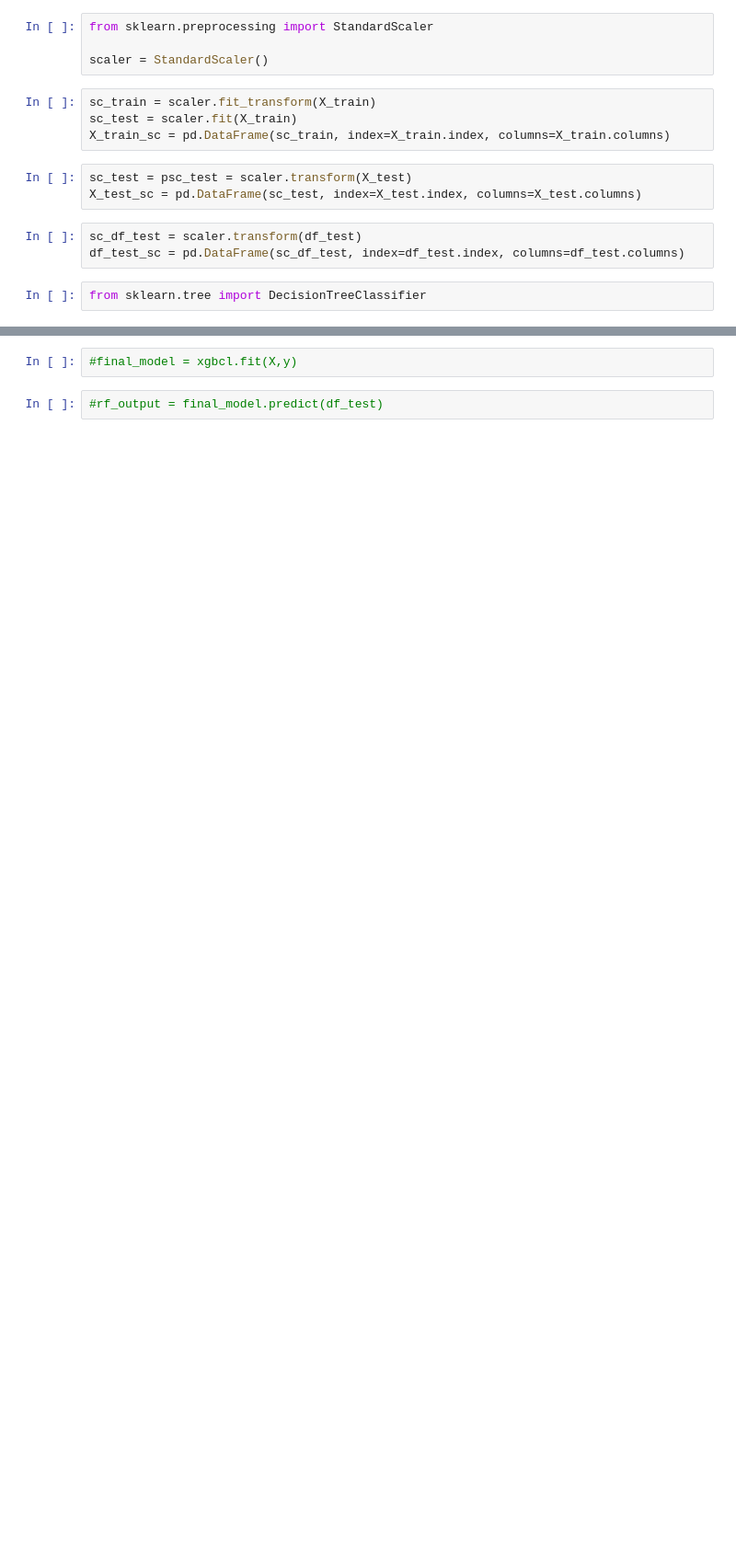
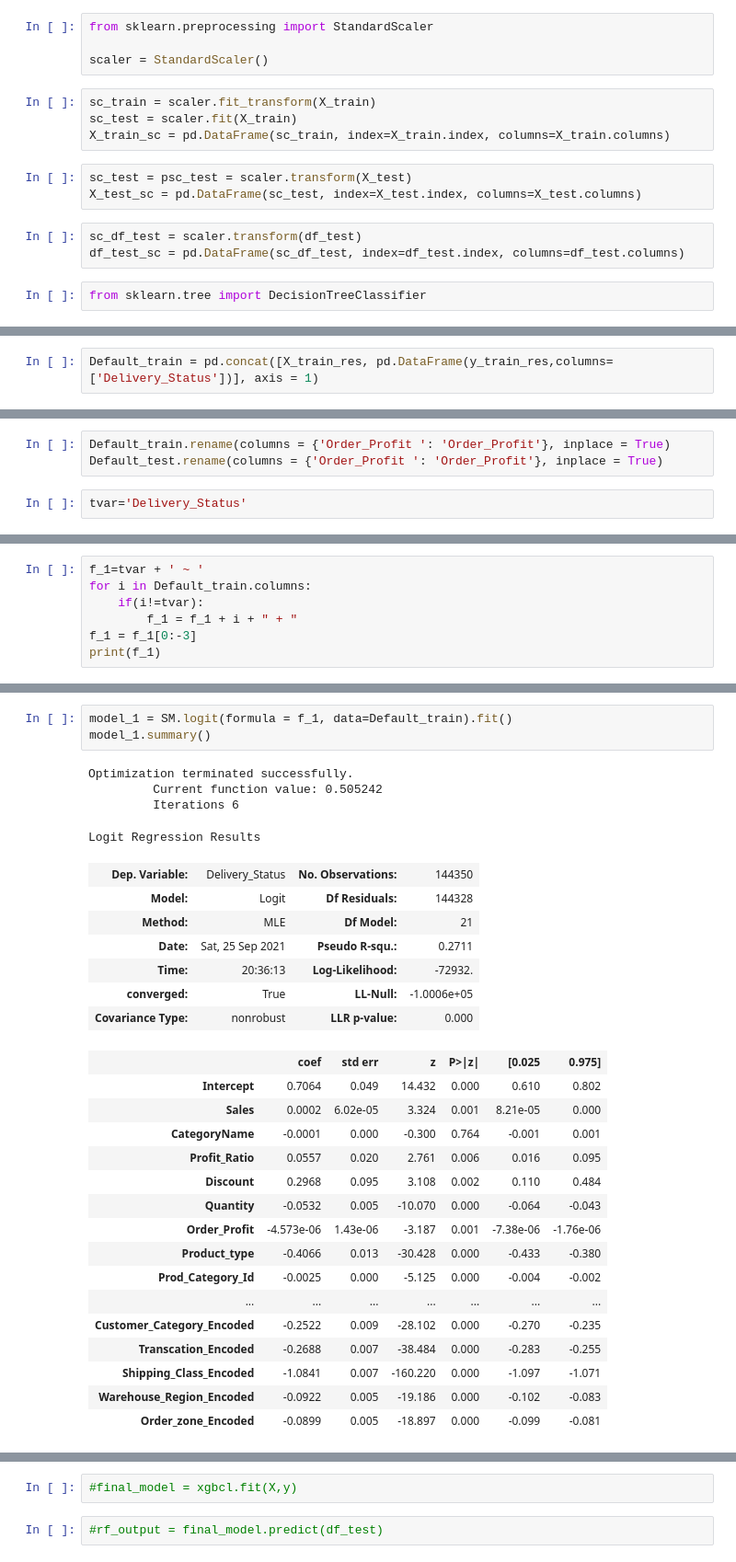
Before and after one commit to psiva2019/Hackathon, a Jupyter notebook: Algoritmo/Algoritmo.ipynb, the cells around one changed output, grey strips where cells are left out. Shown at 92% size. Saved outputs shown, nothing was run; the diff lists cells and outputs as text; blank space fills up the shorter version.

```diff
--- a/Algoritmo/Algoritmo.ipynb
+++ b/Algoritmo/Algoritmo.ipynb
@@ -1219,0 +1114,2 @@ y_pred [y_pred <= thresh] = 0
+# %%
+Default_train = pd.concat([X_train_res, pd.DataFrame(y_train_res,columns=['Delivery_Status'])], axis = 1)
@@ -1219,0 +1126,5 @@ y_pred [y_pred <= thresh] = 0
+# %%
+Default_train.rename(columns = {'Order_Profit ': 'Order_Profit'}, inplace = True)
+Default_test.rename(columns = {'Order_Profit ': 'Order_Profit'}, inplace = True)
+# %%
+tvar='Delivery_Status'
@@ -1219,0 +1142,7 @@ y_pred [y_pred <= thresh] = 0
+# %%
+f_1=tvar + ' ~ '
+for i in Default_train.columns:
+    if(i!=tvar):
+        f_1 = f_1 + i + " + "
+f_1 = f_1[0:-3]
+print(f_1)
@@ -1219,0 +1153,31 @@ y_pred [y_pred <= thresh] = 0
+# %%
+model_1 = SM.logit(formula = f_1, data=Default_train).fit()
+model_1.summary()
+# %% [output]
+Optimization terminated successfully.
+         Current function value: 0.505242
+         Iterations 6
+Logit Regression Results
+| Dep. Variable: | Delivery_Status | No. Observations: | 144350 |
+| Model: | Logit | Df Residuals: | 144328 |
+| Method: | MLE | Df Model: | 21 |
+| Date: | Sat, 25 Sep 2021 | Pseudo R-squ.: | 0.2711 |
+| Time: | 20:36:13 | Log-Likelihood: | -72932. |
+| converged: | True | LL-Null: | -1.0006e+05 |
+| Covariance Type: | nonrobust | LLR p-value: | 0.000 |
+|  | coef | std err | z | P>|z| | [0.025 | 0.975] |
+| Intercept | 0.7064 | 0.049 | 14.432 | 0.000 | 0.610 | 0.802 |
+| Sales | 0.0002 | 6.02e-05 | 3.324 | 0.001 | 8.21e-05 | 0.000 |
+| CategoryName | -0.0001 | 0.000 | -0.300 | 0.764 | -0.001 | 0.001 |
+| Profit_Ratio | 0.0557 | 0.020 | 2.761 | 0.006 | 0.016 | 0.095 |
+| Discount | 0.2968 | 0.095 | 3.108 | 0.002 | 0.110 | 0.484 |
+| Quantity | -0.0532 | 0.005 | -10.070 | 0.000 | -0.064 | -0.043 |
+| Order_Profit | -4.573e-06 | 1.43e-06 | -3.187 | 0.001 | -7.38e-06 | -1.76e-06 |
+| Product_type | -0.4066 | 0.013 | -30.428 | 0.000 | -0.433 | -0.380 |
+| Prod_Category_Id | -0.0025 | 0.000 | -5.125 | 0.000 | -0.004 | -0.002 |
+| ... | ... | ... | ... | ... | ... | ... |
+| Customer_Category_Encoded | -0.2522 | 0.009 | -28.102 | 0.000 | -0.270 | -0.235 |
+| Transcation_Encoded | -0.2688 | 0.007 | -38.484 | 0.000 | -0.283 | -0.255 |
+| Shipping_Class_Encoded | -1.0841 | 0.007 | -160.220 | 0.000 | -1.097 | -1.071 |
+| Warehouse_Region_Encoded | -0.0922 | 0.005 | -19.186 | 0.000 | -0.102 | -0.083 |
+| Order_zone_Encoded | -0.0899 | 0.005 | -18.897 | 0.000 | -0.099 | -0.081 |
```
Also changed, not shown: parts of 84 cells of this notebook, 4 other files.
